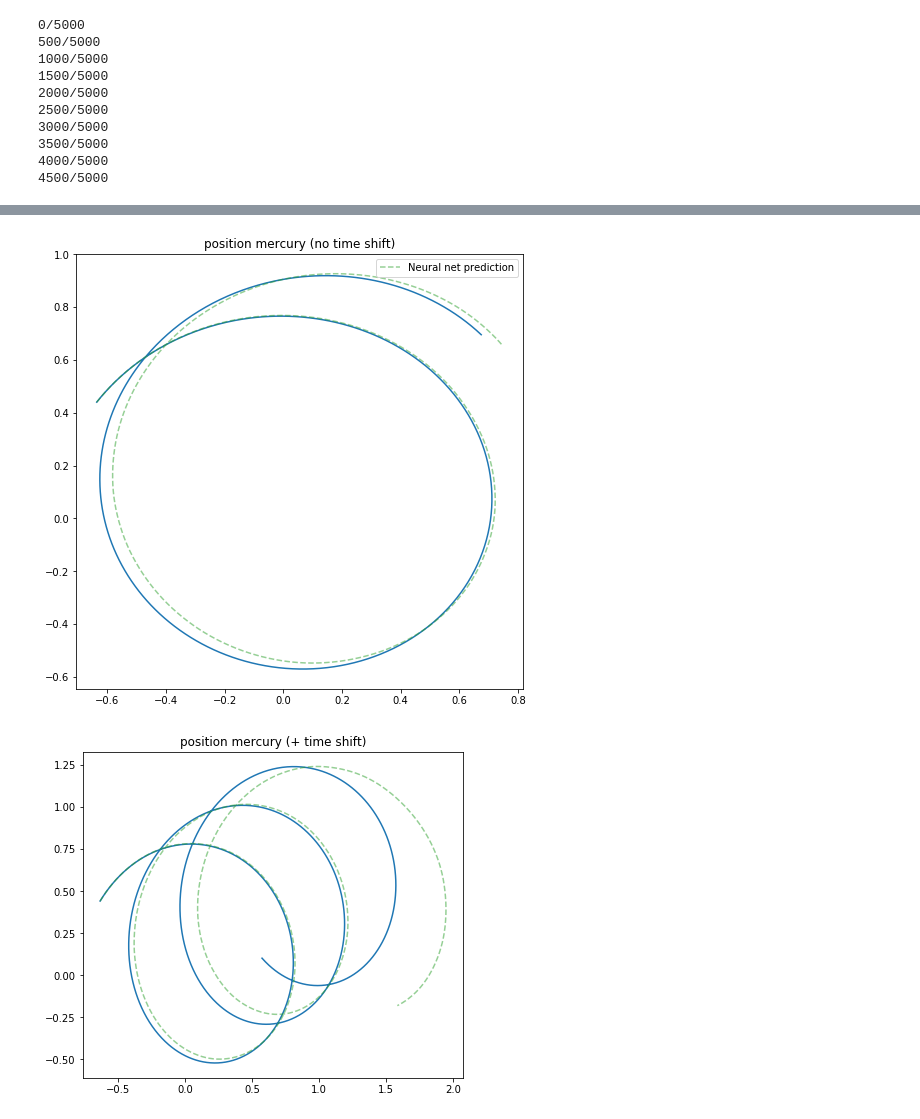
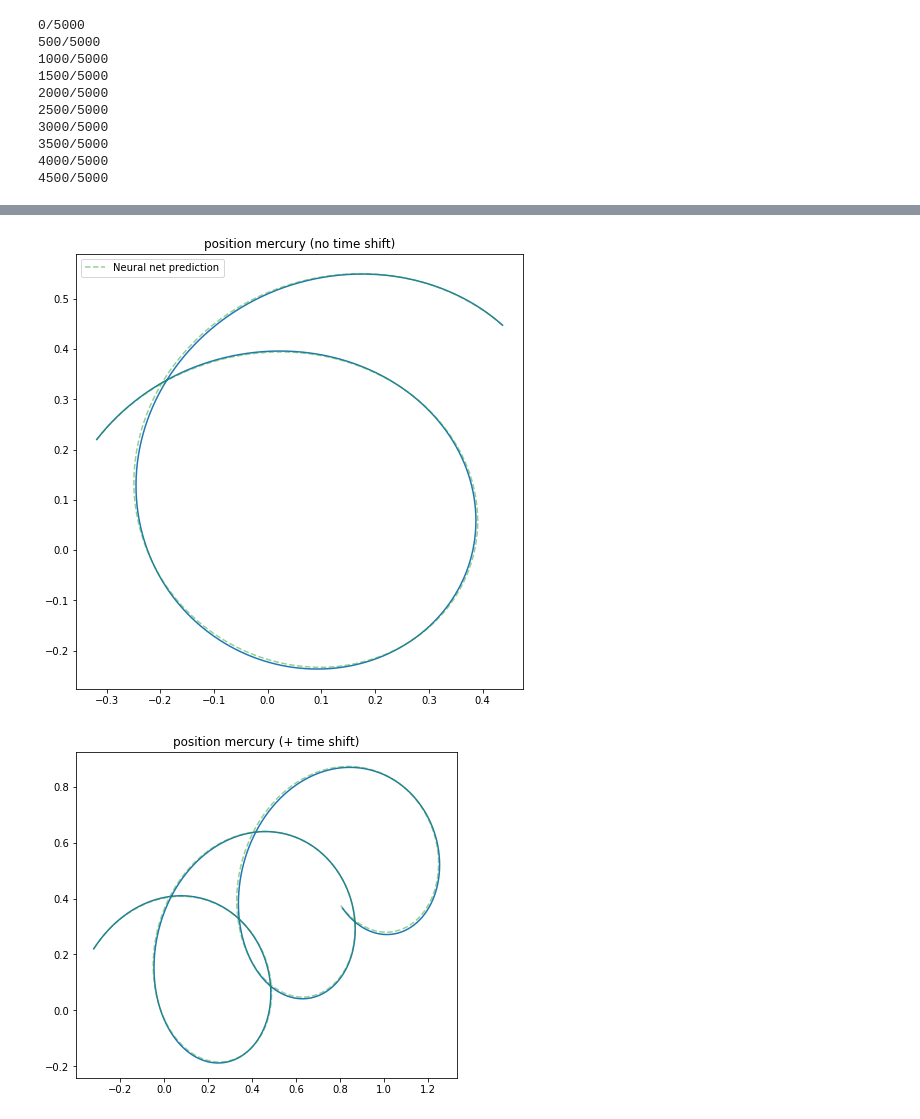
Before and after one commit to Pablo-Lemos/orbits, a Jupyter notebook: simple_orbits_prediction.ipynb, the cells around one changed output, grey strips where cells are left out. Cells and saved outputs as stored; diff of their text form; code cells hidden in the pictures.

```diff
--- a/simple_orbits_prediction.ipynb
+++ b/simple_orbits_prediction.ipynb
@@ -172,4 +194,4 @@ input_training.shape
 # %%
-model_instance = simple_leaky(input_training.shape[1], input_validation.shape[1], learning_rate=1e-3)
+model_instance = simple_leaky(input_training.shape[1], target_training.shape[1], learning_rate=1e-3)
 predictor = model_instance.model()
 # %% [output]
@@ -191,10 +213,10 @@ Non-trainable params: 0
 _________________________________________________________________
 WARNING:tensorflow:From /usr/local/lib/python3.6/dist-packages/keras/optimizers.py:793: The name tf.train.Optimizer is deprecated. Please use tf.compat.v1.train.Optimizer instead.
 # %%
-history = predictor.fit(input_training[:], (target_training[:]-input_training[:])*50.,
-                         epochs =15,batch_size = 100, shuffle=True,
+history = predictor.fit(input_training[:], (target_training[:]-input_training[:,4:])*50.,
+                         epochs =10,batch_size = 100, shuffle=True,
                          validation_data = (input_validation,
-                                            50.*(target_validation-input_validation)))
+                                            50.*(target_validation-input_validation[:,4:])))
 # %% [output]
 WARNING:tensorflow:From /usr/local/lib/python3.6/dist-packages/keras/backend/tensorflow_backend.py:1033: The name tf.assign_add is deprecated. Please use tf.compat.v1.assign_add instead.
 
@@ -275,7 +293,9 @@ Example derivative:
 orbit_example = np.load(BytesIO(file_io.read_file_to_string('gs://orbits_ml/initial_data/planet_49.npy',
                                                                  binary_mode=True)))
 
-orbit_example  = np.vstack([orbit_example[1,:,0]*2.,orbit_example[1,:,1]*2.,
-                            orbit_example[1,:,3]*0.1,orbit_example[1,:,4]*0.1]).T
+orbit_example  = np.vstack([orbit_example[0,:,0]*1.,orbit_example[0,:,1]*1.,
+                            orbit_example[0,:,3]*0.05,orbit_example[0,:,4]*0.05,
+                           orbit_example[1,:,0]*1.,orbit_example[1,:,1]*1.,
+                            orbit_example[1,:,3]*0.05,orbit_example[1,:,4]*0.05]).T
 # %%
 _ = plt.figure(figsize=(15,6)), plt.subplot(1,2,1), plt.title('position (+ time shift)')
@@ -289,11 +309,12 @@ _ = plt.plot(orbit_example[:,2]+ np.arange(5000)*2e-4,
 # %%
 orbit_example_prediction = np.copy(orbit_example)
+orbit_example_prediction = orbit_example_prediction[:,4:]
 for i in range(orbit_example_prediction.shape[0]):
   if i%500==0:
     print(str(i) + '/' + str(orbit_example_prediction.shape[0]))
   if i > 0:
-    delta = predictor.predict(np.atleast_2d(orbit_example_prediction[i-1,:]))/50.
-    orbit_example_prediction[i,:] = orbit_example_prediction[i-1,:] + delta
+    delta = predictor.predict(np.atleast_2d(orbit_example[i-1,:]))/50.
+    orbit_example_prediction[i,:] = orbit_example_prediction[i-1] + delta
 # %% [output]
 0/5000
 500/5000
@@ -334,18 +355,18 @@ plt.plot((np.sqrt(orbit_example[1:2000,2]**2. + orbit_example[1:2000,3]**2.)-
 # %%
 _ = plt.figure(figsize=(8,8)), plt.title('position mercury (no time shift)')
-_ = plt.plot(orbit_example[:1000,0] + np.arange(1000)*2e-4,
-             orbit_example[:1000,1]+ np.arange(1000)*2e-4)
+_ = plt.plot(orbit_example[:1000,4] + np.arange(1000)*2e-4,
+             orbit_example[:1000,5]+ np.arange(1000)*2e-4)
 _ = plt.plot(orbit_example_prediction[:1000,0]+ np.arange(1000)*2e-4 ,
              orbit_example_prediction[:1000,1]+ np.arange(1000)*2e-4, '--', c='C2', alpha=0.5, label='Neural net prediction')
 _ = plt.legend()
 # %% [output]
-[figure, old version]
+[figure, new version]
 # %%
 _ = plt.figure(figsize=(15,6)), plt.subplot(1,2,1), plt.title('position mercury (+ time shift)')
-_ = plt.plot(orbit_example[:2100,0] + np.arange(2100)*5e-4,
-             orbit_example[:2100,1]+ np.arange(2100)*3e-4)
+_ = plt.plot(orbit_example[:2100,4] + np.arange(2100)*5e-4,
+             orbit_example[:2100,5]+ np.arange(2100)*3e-4)
 _ = plt.plot(orbit_example_prediction[:2100,0]+ np.arange(2100)*5e-4 ,
              orbit_example_prediction[:2100,1]+ np.arange(2100)*3e-4, '--', c='C2', alpha=0.5)
 # %% [output]
-[figure, old version]
+[figure, new version]
 # %%
```
Also changed, not shown: parts of 22 cells of this notebook.
